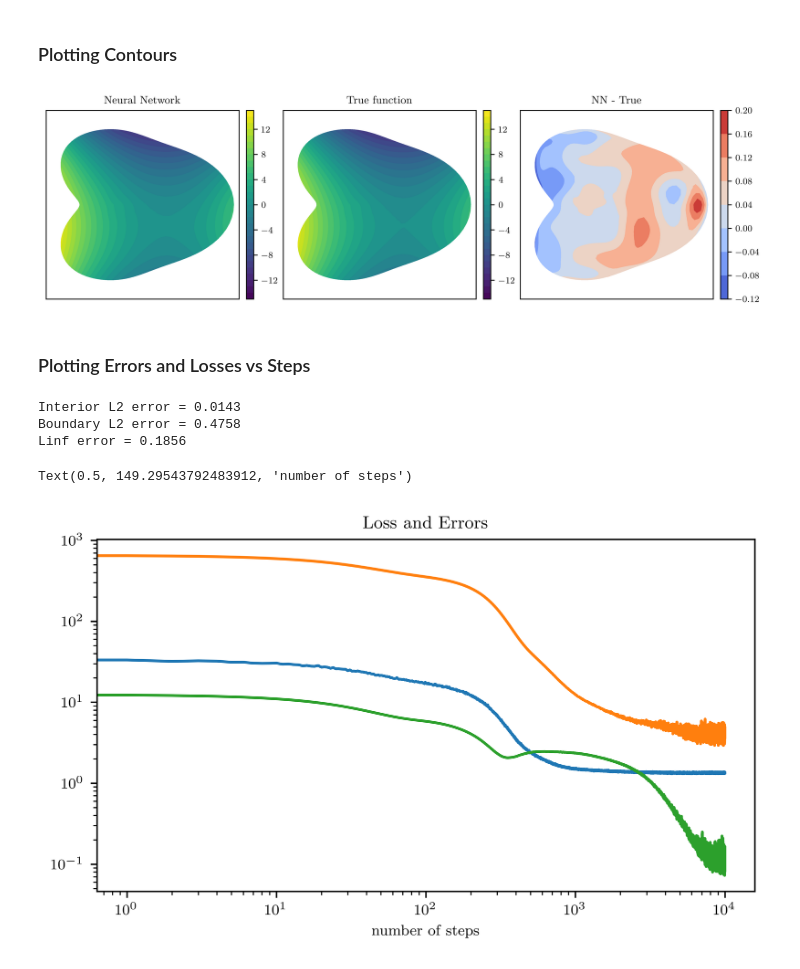
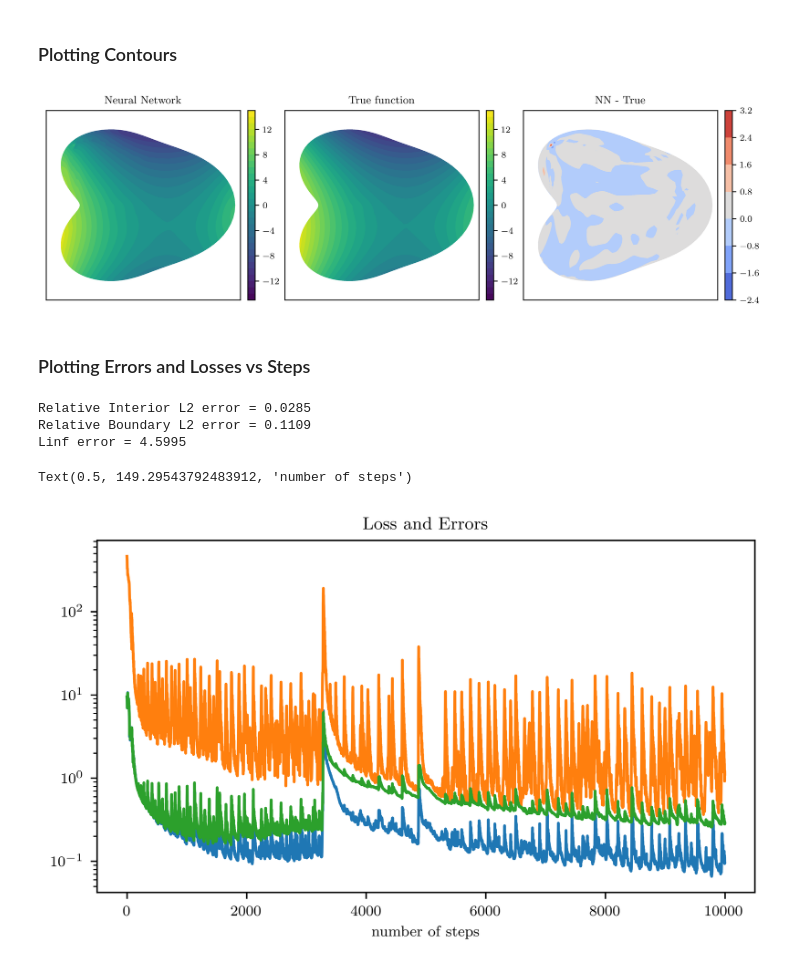
Before and after one commit to mskPark/DRLPDE, a Jupyter notebook: tools/example1_plot.ipynb, the cells around one changed output. Drawn from its saved outputs; the diff is of its cells as text; code cells hidden in the pictures.

```diff
--- a/tools/example1_plot.ipynb
+++ b/tools/example1_plot.ipynb
@@ -14,15 +17,15 @@ plt.rcParams['font.family'] = 'serif'
 plt.rcParams['font.serif'] = ['Computer Modern']
 plt.rcParams['font.size'] = 8
 # %%
-test = 'ResNet'
+test = 'ResNet_direct'
 
-with open('experiments/' + test + '_parameters.pickle', 'rb') as f:
+with open('../experiments/' + test + '_parameters.pickle', 'rb') as f:
     parameters = pickle.load(f)
 
-with open('experiments/'  + test + '_losses.pickle', 'rb') as f:
+with open('../experiments/'  + test + '_losses.pickle', 'rb') as f:
     losses = pickle.load(f)
 
-with open('experiments/'  + test + '_errors.pickle', 'rb') as f:
+with open('../experiments/'  + test + '_errors.pickle', 'rb') as f:
     errors = pickle.load(f)
 # %% [markdown]
 ### Plotting Contours
@@ -32,7 +35,7 @@ problem = importlib.import_module(".example1", package='examples')
 input_dim = [problem.x_dim, problem.t_dim, problem.hyper_dim]
 output_dim = problem.output_dim
 
-with open('experiments/' + test + '_parameters.pickle', 'rb') as f:
+with open('../experiments/' + test + '_parameters.pickle', 'rb') as f:
     parameters = pickle.load(f)
 
 if parameters['neuralnetwork'] == 'FeedForward':
@@ -45,7 +48,7 @@ elif parameters['neuralnetwork'] == 'ResNet':
 nn_size = parameters['nn_size']
 
 model = MyNeuralNetwork(input_dim, output_dim, **nn_size)
-model.load_state_dict(torch.load("savedmodels/" + test + ".pt"))
+model.load_state_dict(torch.load("../savedmodels/" + test + ".pt"))
 
 true_fun = problem.true_fun
 polar_eq = problem.polar_eq
@@ -140,7 +143,7 @@ colorbar2_param = fig.add_axes(
      ax[2].get_position().height])
 colorbar2 = plt.colorbar(contour2, cax = colorbar2_param)
 # %% [output]
-[figure, old version]
+[figure, new version]
 # %% [markdown]
 ### Plotting Errors and Losses vs Steps
 # %%
@@ -150,8 +153,8 @@ Linfloss = losses[:,:,1]
 L2error = np.sqrt(errors[:,:,0])
 Linferror = np.sqrt(np.amax(errors[-1,:,1]))
 
-print('Interior L2 error = {:.4f}'.format(L2error[-1,0]/np.sqrt(100.9340)))
-print('Boundary L2 error = {:.4f}'.format(L2error[-1,1]/np.sqrt(126.3367)))
+print('Relative Interior L2 error = {:.4f}'.format(L2error[-1,0]/np.sqrt(100.9340)))
+print('Relative Boundary L2 error = {:.4f}'.format(L2error[-1,1]/np.sqrt(126.3367)))
 print('Linf error = {:.4f}'.format(Linferror))
 
 # Length of boundary: 8.3517
@@ -161,35 +164,35 @@ print('Linf error = {:.4f}'.format(Linferror))
 # Integral of true squared over boundary: 126.3367
 # Max over region is 13.4404
 # %% [output]
-Interior L2 error = 0.0143
-Boundary L2 error = 0.4758
-Linf error = 0.1856
+Relative Interior L2 error = 0.0285
+Relative Boundary L2 error = 0.1109
+Linf error = 4.5995
 # %%
 steps = int(parameters['trainingsteps'])
 L2loss = losses[:,:,0]
 Linfloss = np.sqrt(losses[:,:,1])
 L2error = np.sqrt(errors[:,:,0])
 Linferror = np.sqrt(np.amax(errors[:,:,1], axis=1))
 
 fig, ax = plt.subplots(nrows=1, ncols=1, figsize=[6.4, 4])
 
 plt.tight_layout(pad=5.0)
 
 ax.set_title('Loss and Errors')
 
-ax.loglog(range(steps), np.sqrt(L2loss[:,0]))
-ax.loglog(range(steps), np.sqrt(L2loss[:,1]))
-#ax.semilogy(range(steps), np.sqrt(Linfloss[:,0]))
-ax.loglog(range(steps+1), L2error[:,0])
+ax.semilogy(range(steps), np.sqrt(L2loss[:,0]))
+ax.semilogy(range(steps), np.sqrt(L2loss[:,1]))
+#ax.semilogy(range(steps), np.sqrt(Linfloss[:,0]))}
+ax.semilogy(range(steps+1), L2error[:,0])
 #ax.semilogy(range(steps+1), Linferror)
 #ax.legend(['Interior L2 loss', 'Interior Linf loss', 'Interior L2 error', 'Interior Linf error'])
 ax.set_xlabel('number of steps')
 
 #ax[1].set_title('Comparing L2 loss and L2 error')
 #ax[1].semilogy(steps, np.abs( 5.1148*L2loss - L2error) )
 # %% [output]
 Text(0.5, 149.29543792483912, 'number of steps')
-[figure, old version]
+[figure, new version]
 # %%
 import torch
 
```
Also changed, not shown: parts of 3 cells of this notebook, 15 other files.
